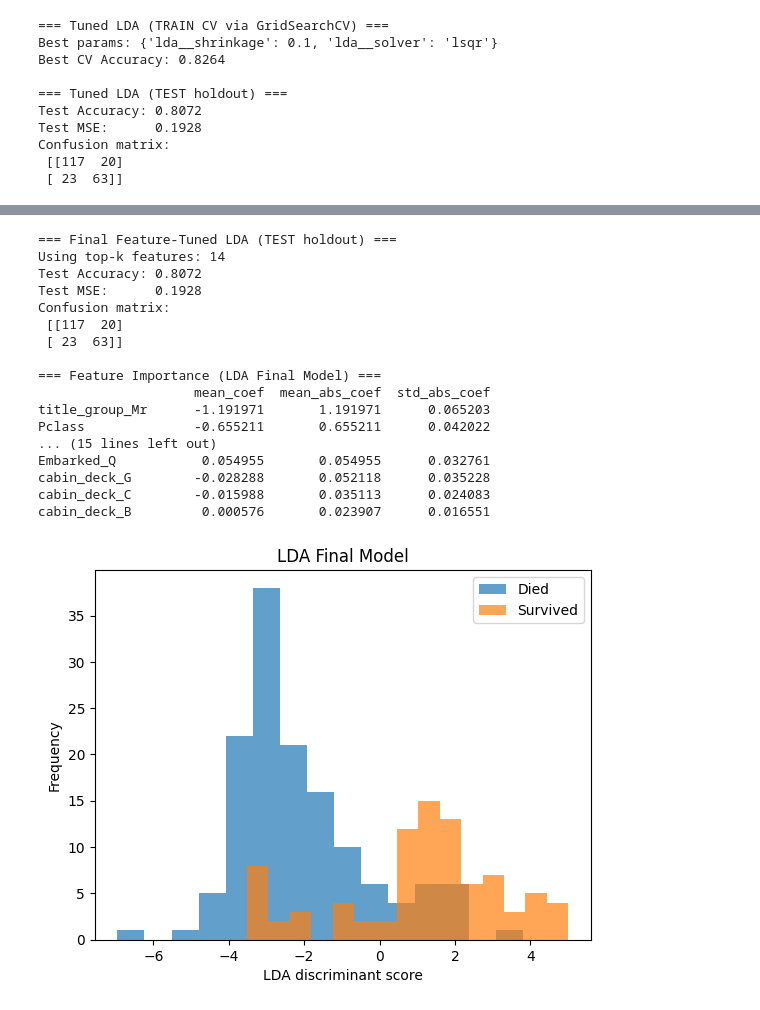
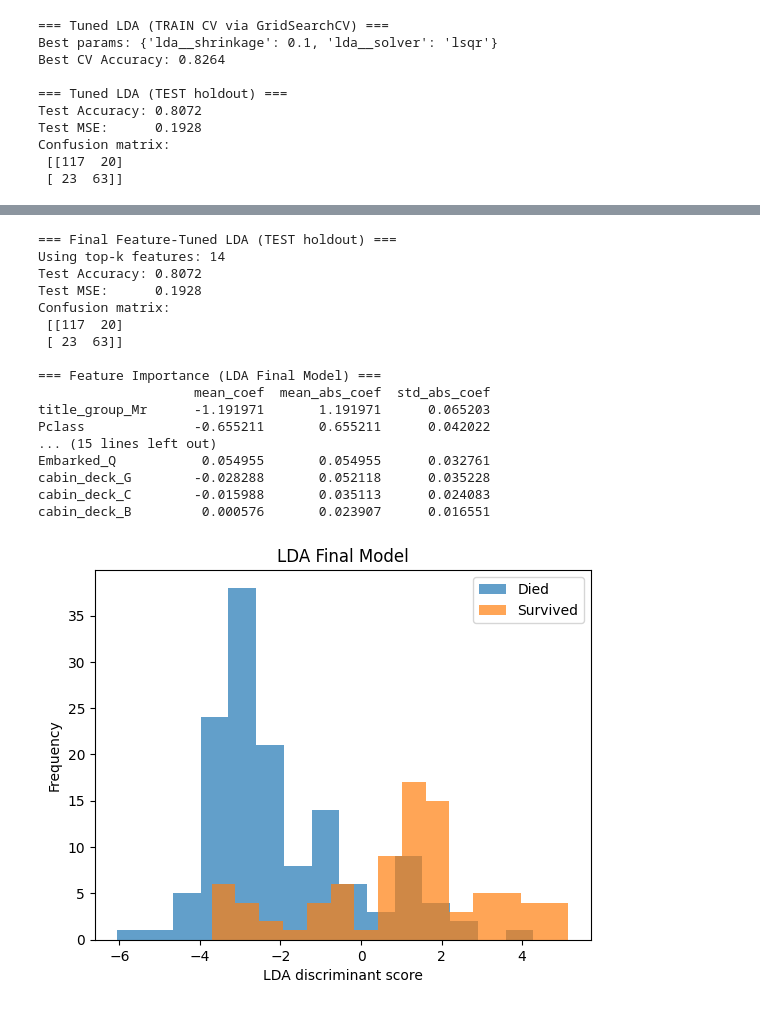
Before and after one commit to RoxyLiu66/data_572_group_5, a Jupyter notebook: coding/LDA.ipynb, the cells around one changed output, grey strips where cells are left out. Saved outputs shown, nothing was run; the diff lists cells and outputs as text; code cells hidden in the pictures.

Commit message:
added more visuals

```diff
--- a/coding/LDA.ipynb
+++ b/coding/LDA.ipynb
@@ -363,32 +423,32 @@ importance_final = pd.DataFrame({
 print("\n=== Feature Importance (LDA Final Model) ===")
 print(importance_final)
 
-lda_scores_final= baseline_pipeline.decision_function(X_test)
+lda_scores_final= final_model.decision_function(X_test[final_features])
 
 plt.figure()
 plt.hist(lda_scores_final[y_test == 0], bins=15, alpha=0.7, label="Died")
 plt.hist(lda_scores_final[y_test == 1], bins=15, alpha=0.7, label="Survived")
 plt.xlabel("LDA discriminant score")
 plt.ylabel("Frequency")
 plt.title("LDA Final Model")
 plt.legend()
 plt.show()
 # %% [output]
 === Final Feature-Tuned LDA (TEST holdout) ===
 Using top-k features: 14
 Test Accuracy: 0.8072
 Test MSE:      0.1928
 Confusion matrix:
  [[117  20]
  [ 23  63]]
 
 === Feature Importance (LDA Final Model) ===
                     mean_coef  mean_abs_coef  std_abs_coef
 title_group_Mr      -1.191971       1.191971      0.065203
 Pclass              -0.655211       0.655211      0.042022
 ... (15 lines left out)
 Embarked_Q           0.054955       0.054955      0.032761
 cabin_deck_G        -0.028288       0.052118      0.035228
 cabin_deck_C        -0.015988       0.035113      0.024083
 cabin_deck_B         0.000576       0.023907      0.016551
-[figure, old version]
+[figure, new version]
```
Also changed, not shown: parts of 6 cells of this notebook, 2 other files.
